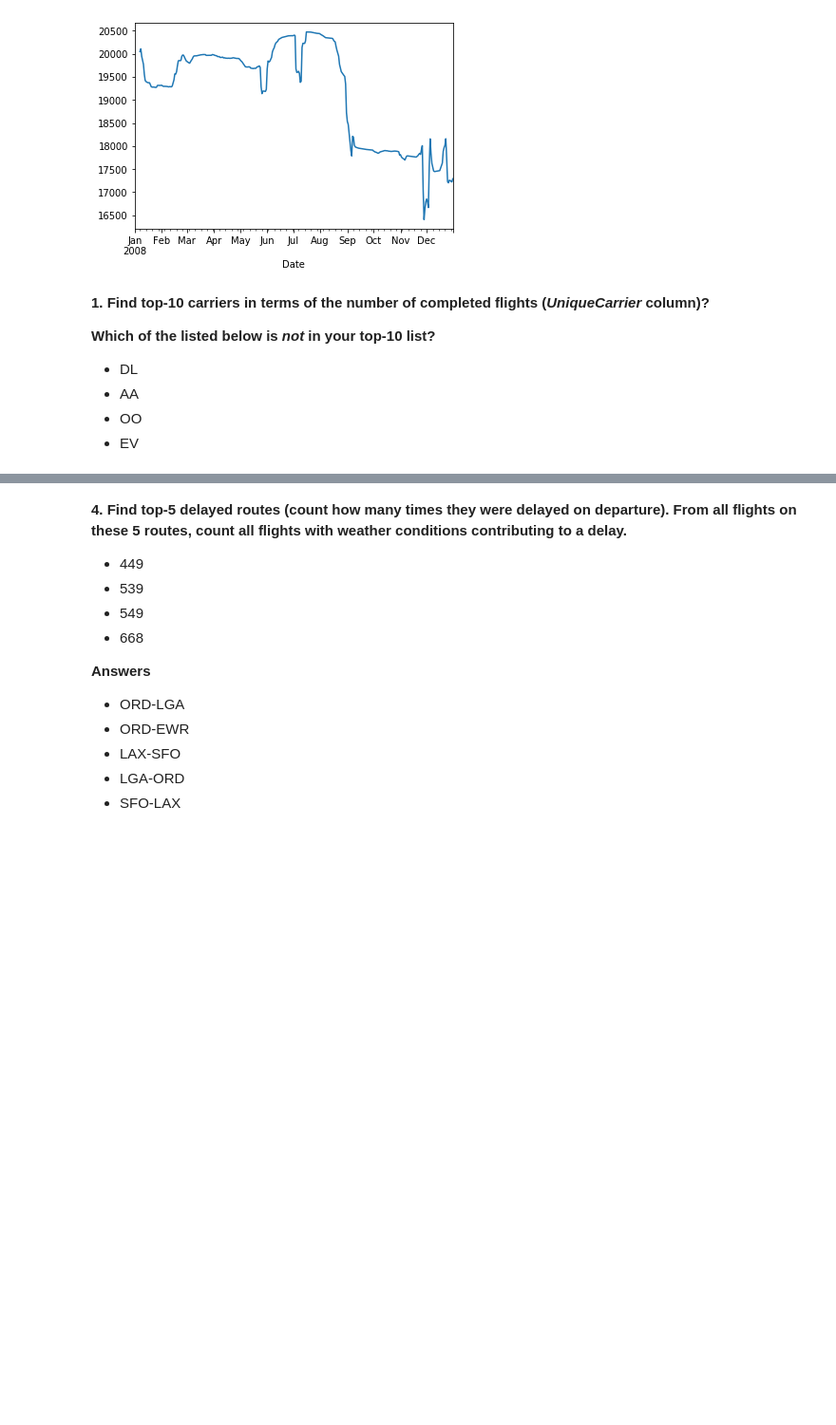
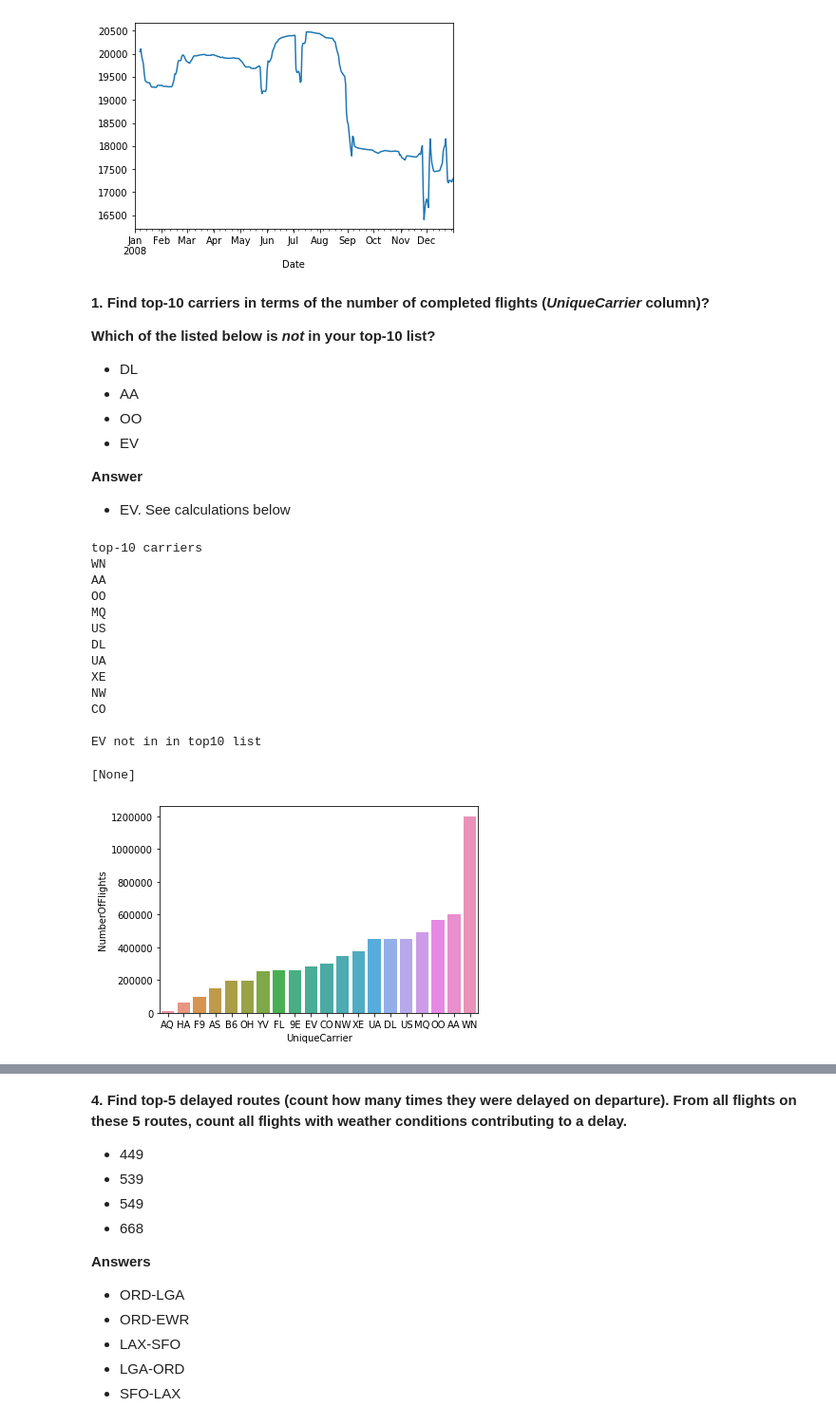
Before and after one commit to Vakterman/mlcourse_dubai, a Jupyter notebook: jupyter_notebooks/Lecture_02_visual_data_analysis/topic-2-visual-data-analysis_ASSIGNMENT.ipynb, the cells around one changed output, grey strips where cells are left out. Shown: that part at 95% size. Cells and saved outputs as stored; diff of their text form; code cells hidden in the pictures; blank space fills up the shorter version.

Commit message:
A-2 additional visual plots added

```diff
--- a/jupyter_notebooks/Lecture_02_visual_data_analysis/topic-2-visual-data-analysis_ASSIGNMENT.ipynb
+++ b/jupyter_notebooks/Lecture_02_visual_data_analysis/topic-2-visual-data-analysis_ASSIGNMENT.ipynb
@@ -231,3 +231,6 @@ num_flights_by_date.rolling(window=7).mean().plot();
 - AA
 - OO
 - EV
+
+**Answer**
+- EV. See calculations below
@@ -236,3 +237,40 @@ num_flights_by_date.rolling(window=7).mean().plot();
+# %%
+# You code here
+# You code here
+num_flights_by_uniq_carrier = flights_df.groupby('UniqueCarrier').size()
+num_flights_by_uniq_carrier.sort_values(inplace=True)
+num_flights_by_uniq_carrier_data_frame = num_flights_by_uniq_carrier.to_frame()
+
+
+num_flights_by_uniq_carrier_data_frame.columns=['NumberOfFlights']
+num_flights_by_uniq_carrier_data_frame.index.names=['UniqueCarrier']
+num_flights_by_uniq_carrier_data_frame['UniqueCarrier'] = num_flights_by_uniq_carrier_data_frame.index
+sns.barplot(x='UniqueCarrier',y='NumberOfFlights', data=num_flights_by_uniq_carrier_data_frame)
+
+top_10_list = num_flights_by_uniq_carrier.iloc[::-1].head(10).index.tolist()
+print('top-10 carriers')
+
+for carrier in top_10_list:
+    print(f'{carrier}')
+
+list_of_carriers = ['DL', 'AA', 'OO', 'EV']
+[print(f'\n{carrier} not in in top10 list') for carrier in list_of_carriers if carrier not in top_10_list]
+# %% [output]
+top-10 carriers
+WN
+AA
+OO
+MQ
+US
+DL
+UA
+XE
+NW
+CO
+
+EV not in in top10 list
+[None]
+[figure, added]
 # %% [markdown]
 **2. Plot distributions of flight cancellation reasons (_CancellationCode_).**
 
```
Also changed, not shown: parts of 11 cells of this notebook.
